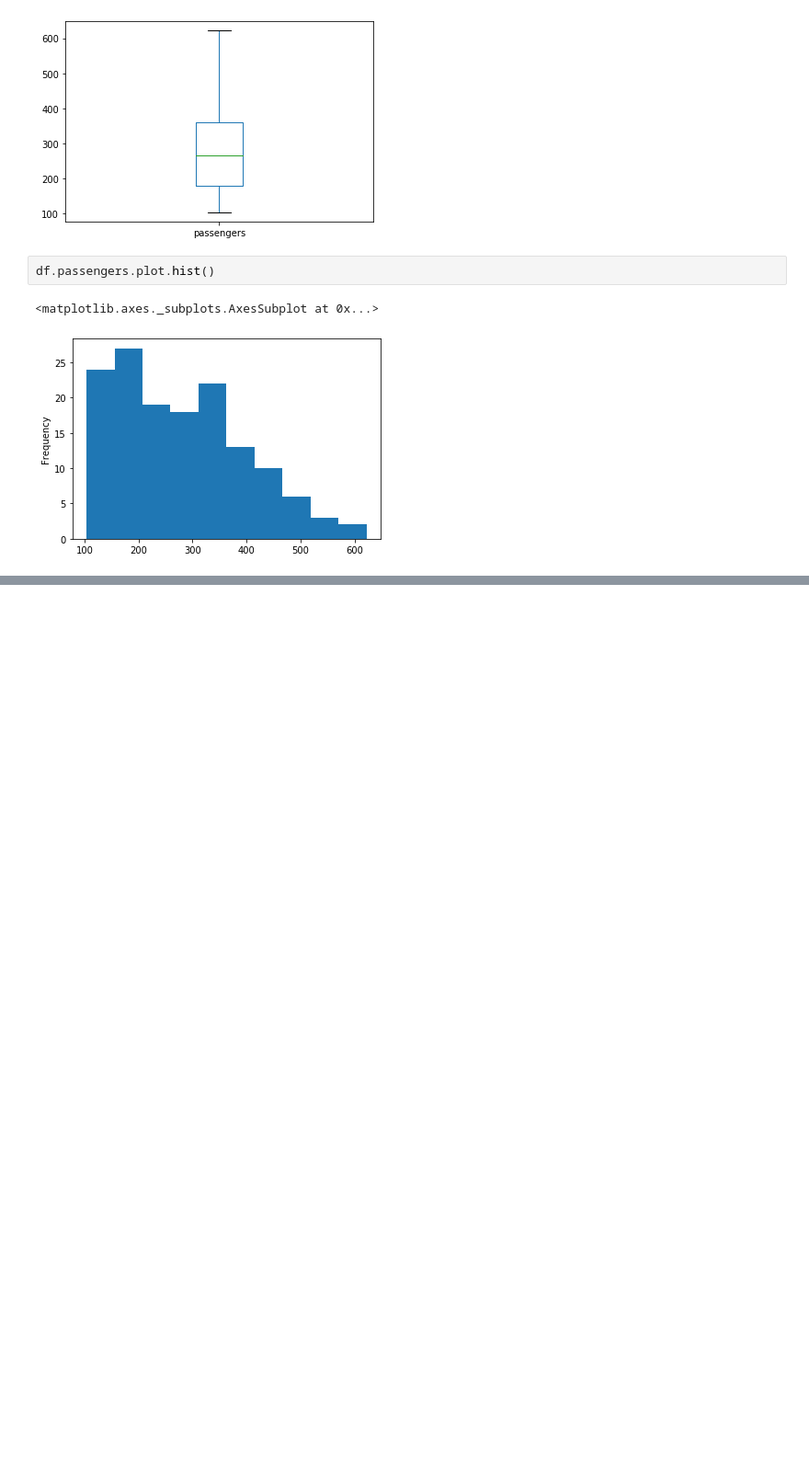
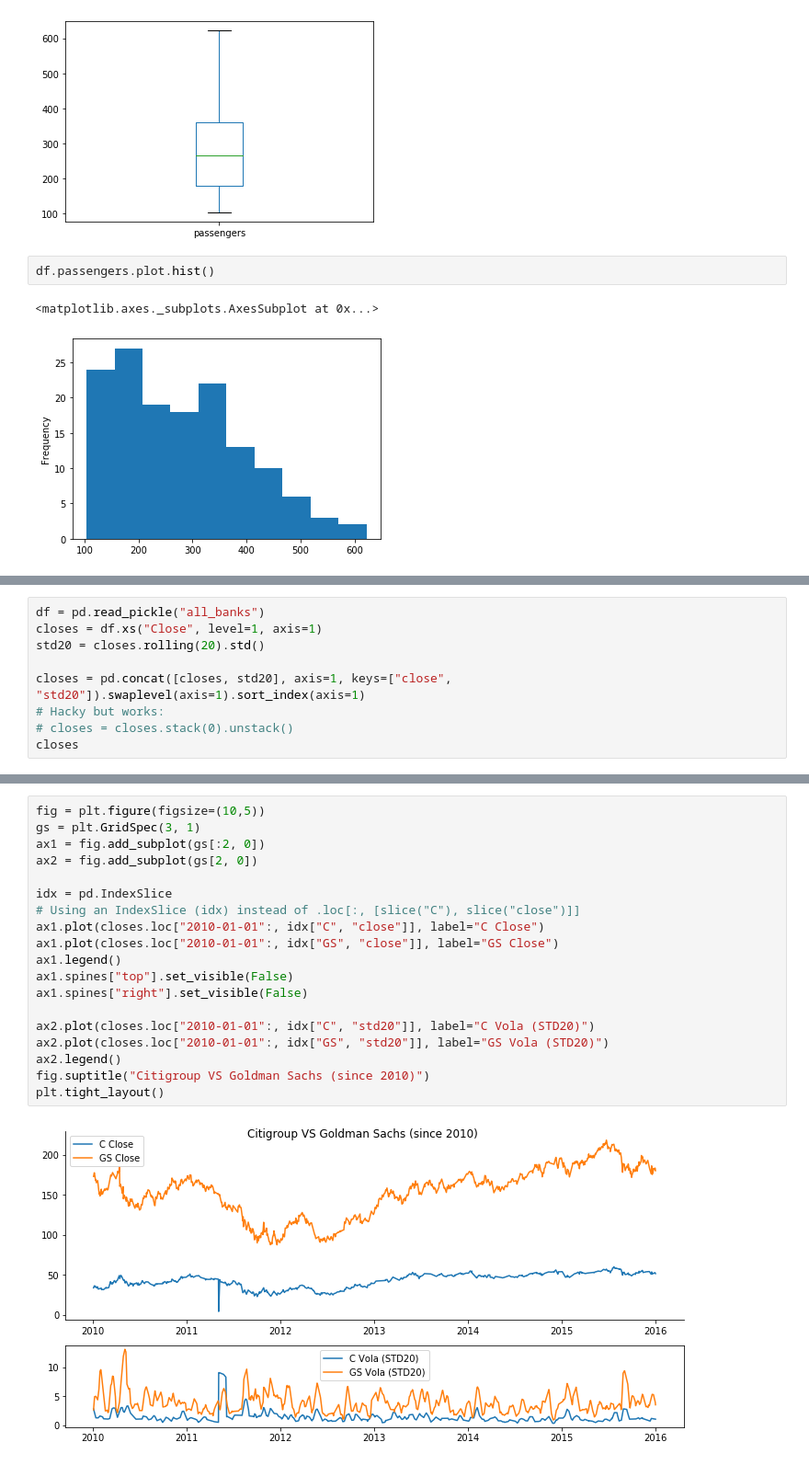
Before and after one commit to moritzwilksch/DataScienceEducation, a Jupyter notebook: JosePortilla-PythonForDS/Notes-PythonForDS.ipynb, the cells around one changed output, grey strips where cells are left out. Shown: that part at 92% size. Drawn from its saved outputs; the diff is of its cells as text; blank space fills up the shorter version.

```diff
--- a/JosePortilla-PythonForDS/Notes-PythonForDS.ipynb
+++ b/JosePortilla-PythonForDS/Notes-PythonForDS.ipynb
@@ -322,0 +325,9 @@ df.passengers.plot.hist()
+# %%
+df = pd.read_pickle("all_banks")
+closes = df.xs("Close", level=1, axis=1)
+std20 = closes.rolling(20).std()
+
+closes = pd.concat([closes, std20], axis=1, keys=["close", "std20"]).swaplevel(axis=1).sort_index(axis=1)
+# Hacky but works:
+# closes = closes.stack(0).unstack()
+closes
@@ -322,0 +350,21 @@ df.passengers.plot.hist()
+# %%
+fig = plt.figure(figsize=(10,5))
+gs = plt.GridSpec(3, 1)
+ax1 = fig.add_subplot(gs[:2, 0])
+ax2 = fig.add_subplot(gs[2, 0])
+
+idx = pd.IndexSlice
+# Using an IndexSlice (idx) instead of .loc[:, [slice("C"), slice("close")]]
+ax1.plot(closes.loc["2010-01-01":, idx["C", "close"]], label="C Close")
+ax1.plot(closes.loc["2010-01-01":, idx["GS", "close"]], label="GS Close")
+ax1.legend()
+ax1.spines["top"].set_visible(False)
+ax1.spines["right"].set_visible(False)
+
+ax2.plot(closes.loc["2010-01-01":, idx["C", "std20"]], label="C Vola (STD20)")
+ax2.plot(closes.loc["2010-01-01":, idx["GS", "std20"]], label="GS Vola (STD20)")
+ax2.legend()
+fig.suptitle("Citigroup VS Goldman Sachs (since 2010)")
+plt.tight_layout()
+# %% [output]
+[figure, added]
```
Also changed, not shown: parts of 12 cells of this notebook, 1 other file.
